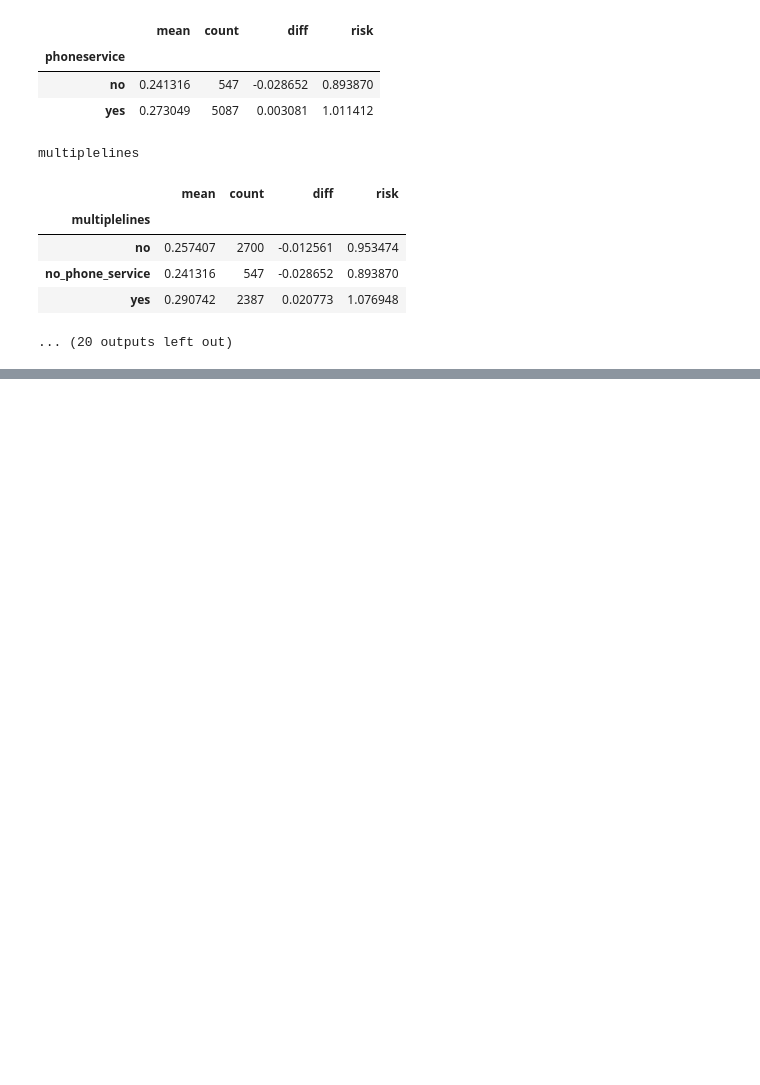
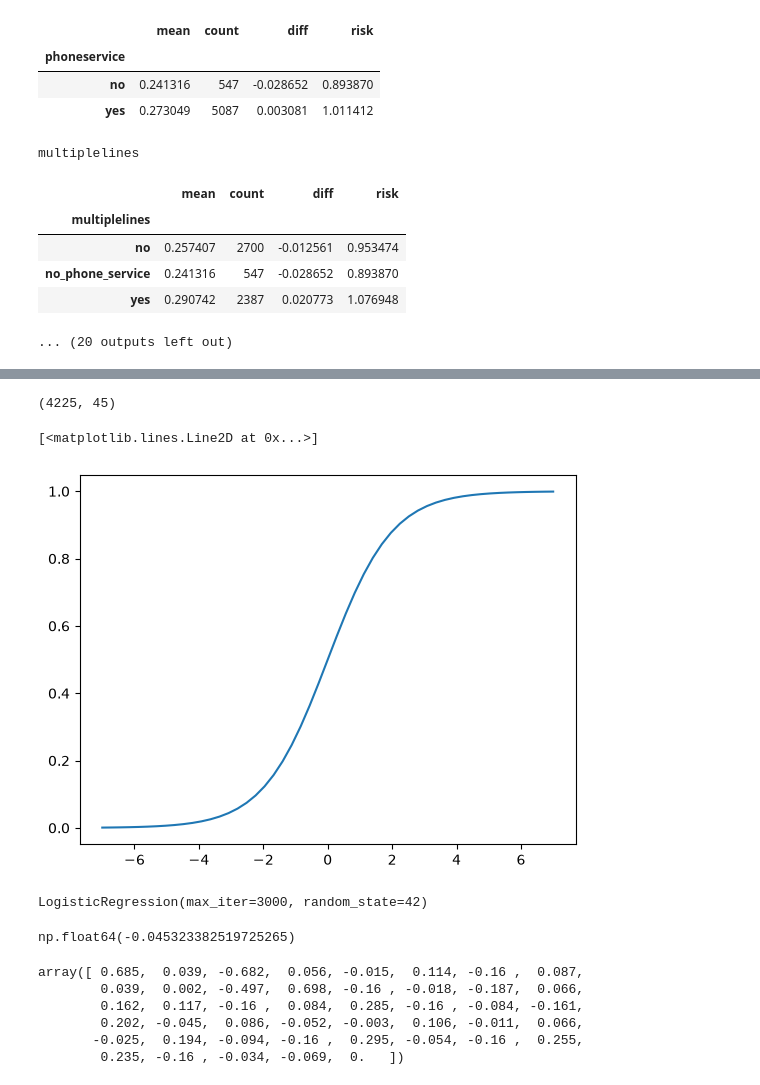
Before and after one commit to lizanette/machine-learning-zoomcamp, a Jupyter notebook: 03-classification/03-classification.ipynb, the cells around one changed output, grey strips where cells are left out. Saved outputs shown, nothing was run; the diff lists cells and outputs as text; code cells hidden in the pictures; blank space fills up the shorter version.

Commit message:
Train model with logistic regression

```diff
--- a/03-classification/03-classification.ipynb
+++ b/03-classification/03-classification.ipynb
@@ -305,0 +412,4 @@ multiplelines
+# %%
+X_train.shape
+# %% [output]
+(4225, 45)
@@ -305,0 +420,13 @@ multiplelines
+# %%
+# Logistic regression
+# Logistic regression is the same linear model with one extra step: we apply the sigmoid function to the weighted sum:
+# the sigmoid turns any real-valued score into a number between 0 and 1 (a probability)
+def sigmoid(z):
+    return 1 / (1 + np.exp(-z))
+# %%
+from matplotlib import pyplot as plt
+z = np.linspace(-7, 7, 51)
+plt.plot(z, sigmoid(z))
+# %% [output]
+[<matplotlib.lines.Line2D at 0x...>]
+[figure, added]
@@ -305,0 +451,20 @@ multiplelines
+# %%
+from sklearn.linear_model import LogisticRegression
+
+model = LogisticRegression(solver='lbfgs', max_iter=3000, random_state=42)
+model.fit(X_train, y_train)
+# %% [output]
+LogisticRegression(max_iter=3000, random_state=42)
+# %%
+model.intercept_[0]
+# %% [output]
+np.float64(-0.045323382519725265)
+# %%
+model.coef_[0].round(3)
+# %% [output]
+array([ 0.685,  0.039, -0.682,  0.056, -0.015,  0.114, -0.16 ,  0.087,
+        0.039,  0.002, -0.497,  0.698, -0.16 , -0.018, -0.187,  0.066,
+        0.162,  0.117, -0.16 ,  0.084,  0.285, -0.16 , -0.084, -0.161,
+        0.202, -0.045,  0.086, -0.052, -0.003,  0.106, -0.011,  0.066,
+       -0.025,  0.194, -0.094, -0.16 ,  0.295, -0.054, -0.16 ,  0.255,
+        0.235, -0.16 , -0.034, -0.069,  0.   ])
```
Also changed, not shown: parts of 24 cells of this notebook.
